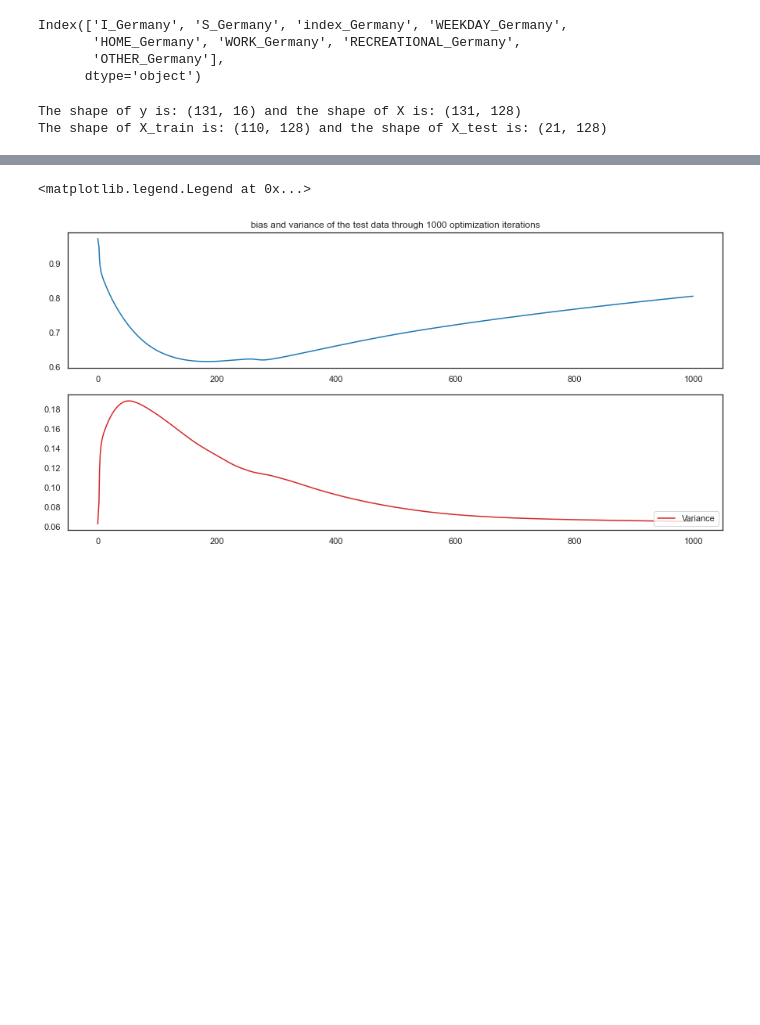
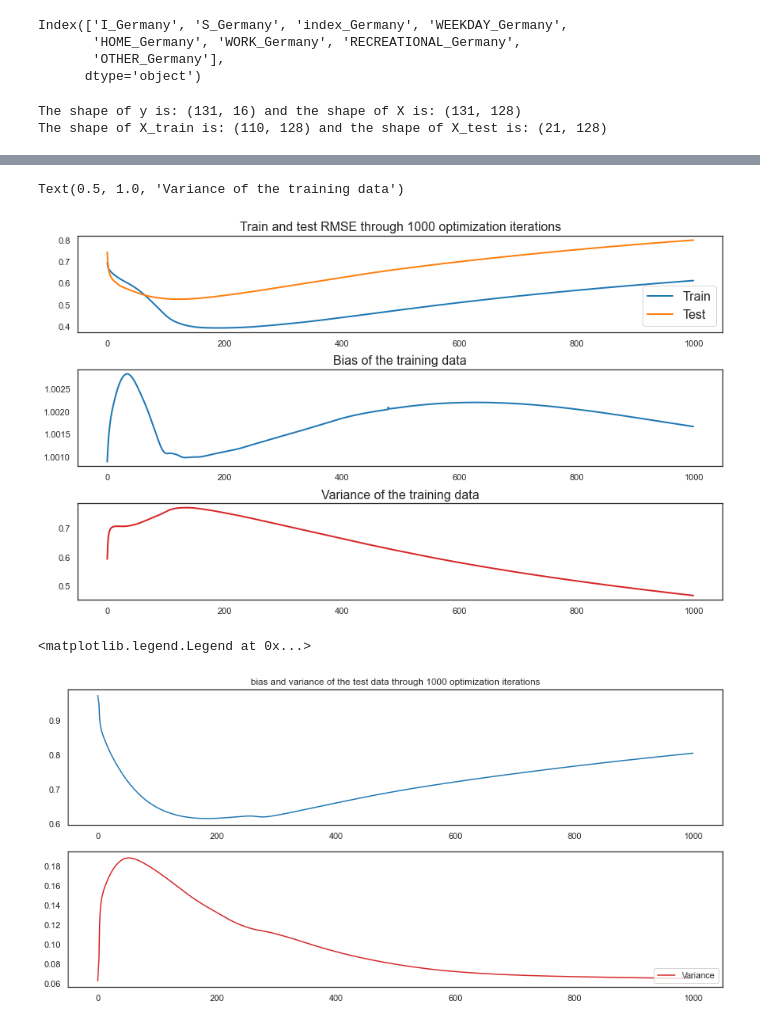
Before and after one commit to epidemic-research-team/epidemic-gaussian-process, a Jupyter notebook: Countries Multioutput.ipynb, the cells around one changed output, grey strips where cells are left out. Cells and saved outputs as stored; diff of their text form; code cells hidden in the pictures; blank space fills up the shorter version.

```diff
--- a/Countries Multioutput.ipynb
+++ b/Countries Multioutput.ipynb
@@ -356,3 +352,24 @@ plt.legend(loc='lower right')
+# %%
+# Plot the evolution of train and test RMSE through the 1000 optimization iterations
+fig = plt.figure(constrained_layout=True, figsize=(12, 7))
+spec = GridSpec(ncols=1, nrows=3, figure=fig)
+ax0 = fig.add_subplot(spec[0, 0])
+ax0.plot(rmse, color='tab:blue', label='Train', linewidth=2)
+ax0.plot(test_rmse, color='tab:orange', label='Test', linewidth=2)
+#ax0.axvline(x=np.where(rmse == rmse.min()), color='red')
+ax0.legend(loc='lower right', fontsize=16)
+ax0.set_title('Train and test RMSE through 1000 optimization iterations', fontsize=16)
+
+ax1 = fig.add_subplot(spec[1, 0])
+ax1.plot(tr_bias, color='tab:blue', label='Bias', linewidth=2)
+ax1.set_title('Bias of the training data', fontsize=16)
+
+ax2 = fig.add_subplot(spec[2, 0])
+ax2.plot(tr_var, color='tab:red', label='Variance', linewidth=2)
+ax2.set_title('Variance of the training data', fontsize=16)
+# %% [output]
+Text(0.5, 1.0, 'Variance of the training data')
+[figure, added]
 # %%
 # Plot the evolution of bias and variance in the test set through the 1000 optimization iterations
 fig, ax = plt.subplots(nrows=2, ncols=1, figsize=(15, 7))
```
Also changed, not shown: parts of 6 cells of this notebook, 1 other file.
